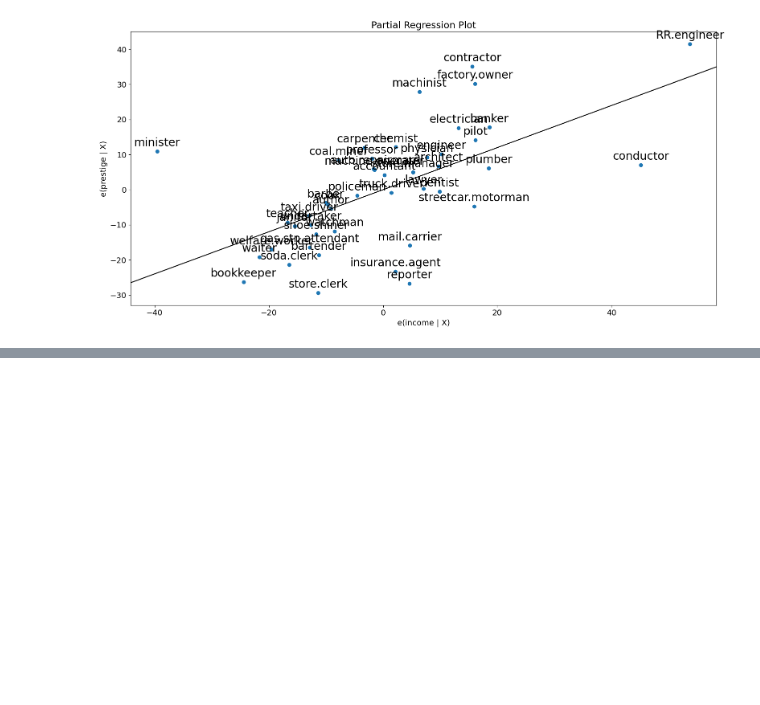
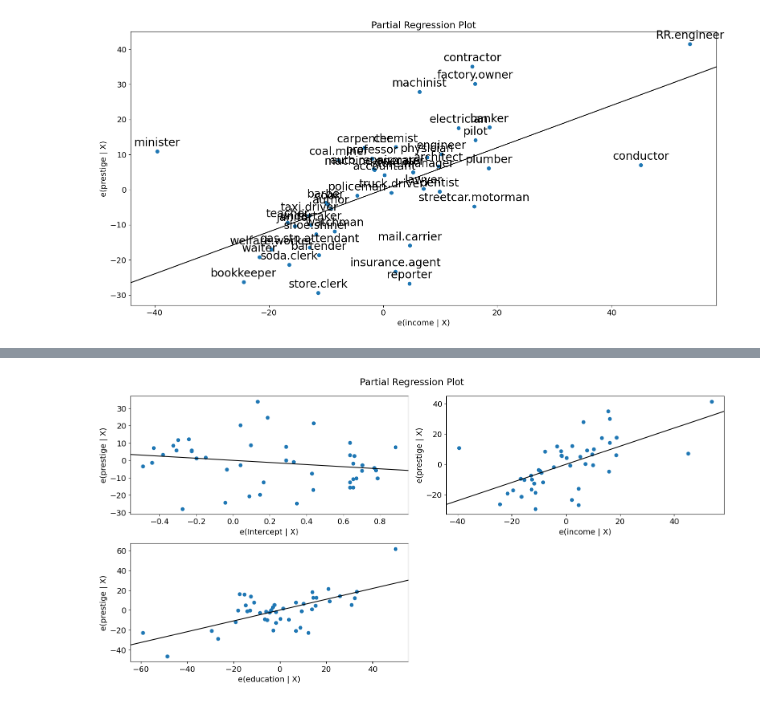
Before and after one commit to ARKA1112/Py_QuickNotes, a Jupyter notebook: statsmodels/regression_plots.ipynb, the cells around one changed output, grey strips where cells are left out. Saved outputs shown, nothing was run; the diff lists cells and outputs as text; code cells hidden in the pictures; blank space fills up the shorter version.

```diff
--- a/statsmodels/regression_plots.ipynb
+++ b/statsmodels/regression_plots.ipynb
@@ -93,0 +102,8 @@ prestige.index.isin
+# %%
+# For a quick check of all the regressors you can use plot_partregress_grid. These plots will not label the points, but you can use them to identify problems and then use plot_partregress to get more information
+
+
+fig = sm.graphics.plot_partregress_grid(prestige_model)
+fig.tight_layout(pad=1.0)
+# %% [output]
+[figure, added]
```
Also changed, not shown: parts of 24 cells of this notebook, 2 other files.
